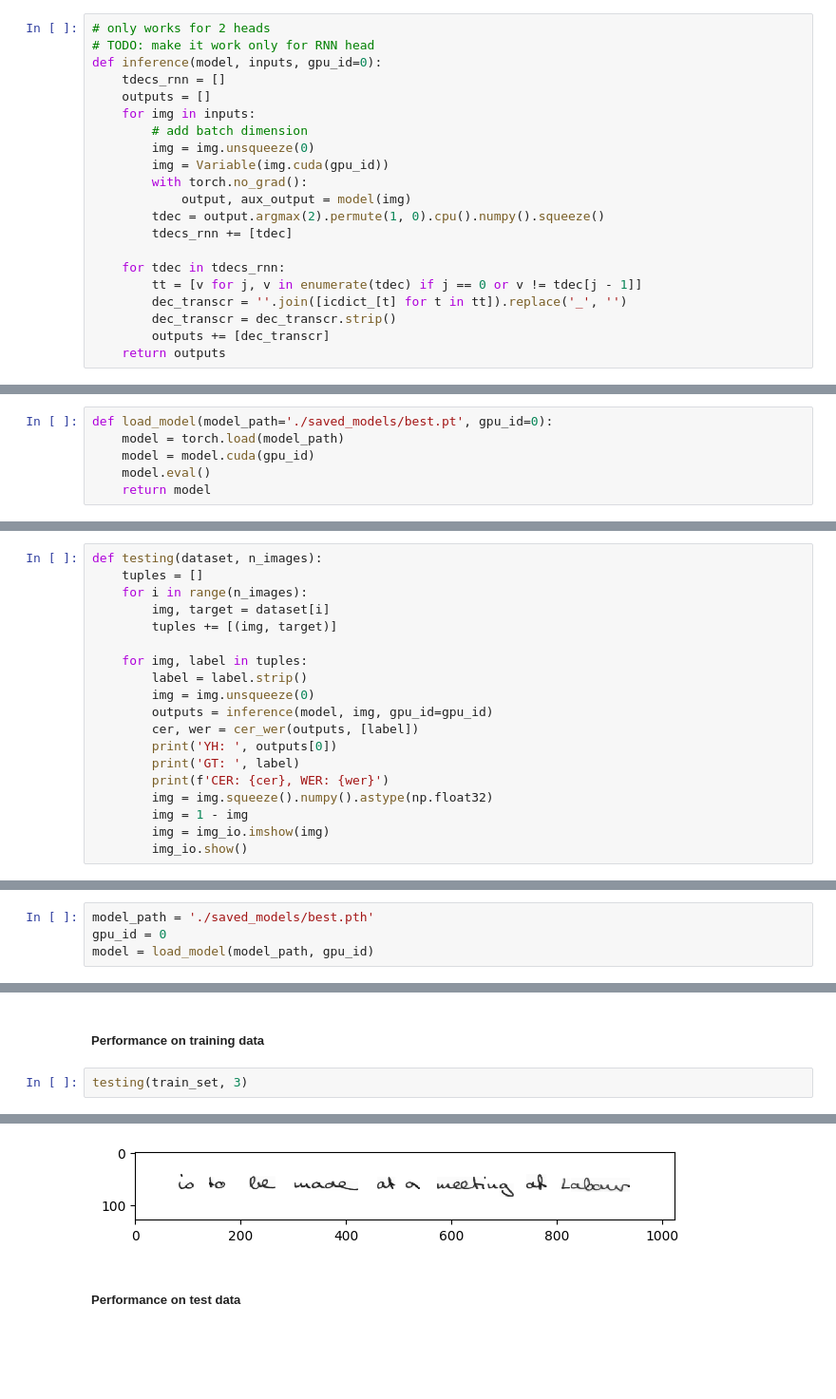
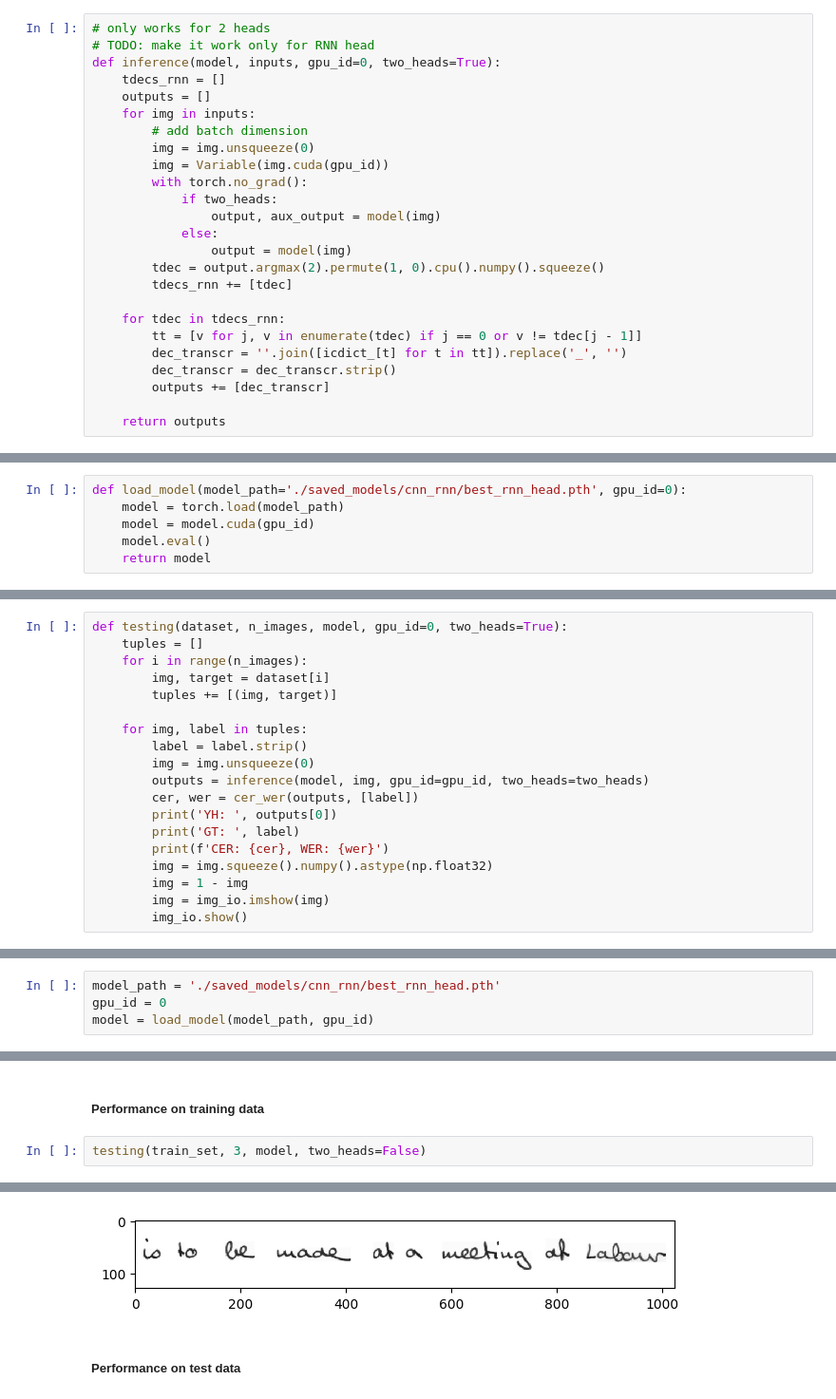
Before and after one commit to Kovelja009/handwriting-recognition, a Jupyter notebook: cnn_rnn_inference.ipynb, the cells around one changed output, grey strips where cells are left out. Shown at 95% size. Cells and saved outputs as stored; diff of their text form; blank space fills up the shorter version.

```diff
--- a/cnn_rnn_inference.ipynb
+++ b/cnn_rnn_inference.ipynb
@@ -13,7 +13,7 @@ import cv2
 # %%
 # only works for 2 heads
 # TODO: make it work only for RNN head
-def inference(model, inputs, gpu_id=0):
+def inference(model, inputs, gpu_id=0, two_heads=True):
     tdecs_rnn = []
     outputs = []
     for img in inputs:
@@ -21,7 +21,10 @@ def inference(model, inputs, gpu_id=0):
         img = img.unsqueeze(0)
         img = Variable(img.cuda(gpu_id))
         with torch.no_grad():
-            output, aux_output = model(img)
+            if two_heads:
+                output, aux_output = model(img)
+            else:
+                output = model(img)
         tdec = output.argmax(2).permute(1, 0).cpu().numpy().squeeze()
         tdecs_rnn += [tdec]
 
@@ -30,6 +33,7 @@ def inference(model, inputs, gpu_id=0):
         dec_transcr = ''.join([icdict_[t] for t in tt]).replace('_', '')
         dec_transcr = dec_transcr.strip()
         outputs += [dec_transcr]
+
     return outputs
 # %% [markdown]
 ###### Calculate Character Error Rate (CER) and Word Error Rate (WER)
@@ -54,7 +58,7 @@ def cer_wer(outputs, targets):
     wer = sum(wer) / cntw
     return cer, wer
 # %%
-def load_model(model_path='./saved_models/best.pt', gpu_id=0):
+def load_model(model_path='./saved_models/cnn_rnn/best_rnn_head.pth', gpu_id=0):
     model = torch.load(model_path)
     model = model.cuda(gpu_id)
     model.eval()
@@ -77,7 +81,7 @@ def preprocess_images(img_paths):
         imgs += [img]
     return imgs
 # %%
-def testing(dataset, n_images):
+def testing(dataset, n_images, model, gpu_id=0, two_heads=True):
     tuples = []
     for i in range(n_images):
         img, target = dataset[i]
@@ -86,7 +90,7 @@ def testing(dataset, n_images):
     for img, label in tuples:
         label = label.strip()
         img = img.unsqueeze(0)
-        outputs = inference(model, img, gpu_id=gpu_id)
+        outputs = inference(model, img, gpu_id=gpu_id, two_heads=two_heads)
         cer, wer = cer_wer(outputs, [label])
         print('YH: ', outputs[0])
         print('GT: ', label)
@@ -108,7 +113,7 @@ def testing_custom_images(image_paths):
 # %% [markdown]
 ### Inference
 # %%
-model_path = './saved_models/best.pth'
+model_path = './saved_models/cnn_rnn/best_rnn_head.pth'
 gpu_id = 0
 model = load_model(model_path, gpu_id)
 # %%
@@ -117,7 +122,7 @@ test_set = IAMDataset(subset='test', fixed_size=fixed_size, transforms=None)
 # %% [markdown]
 ##### Performance on training data
 # %%
-testing(train_set, 3)
+testing(train_set, 3, model, two_heads=False)
 # %% [output]
 YH:  A MOVE to stop Mr. Gaitskell from
 GT:  A MOVE to stop Mr. Gaitskell from
@@ -130,7 +135,7 @@ CER: 0.0, WER: 0.0
 YH:  is to be made at a meeting of Labour
 GT:  is to be made at a meeting of Labour
 CER: 0.0, WER: 0.0
-[figure, old version]
+[figure, new version]
 # %% [markdown]
 ##### Performance on test data
 # %%
```
Also changed, not shown: parts of 4 cells of this notebook, 13 other files.
